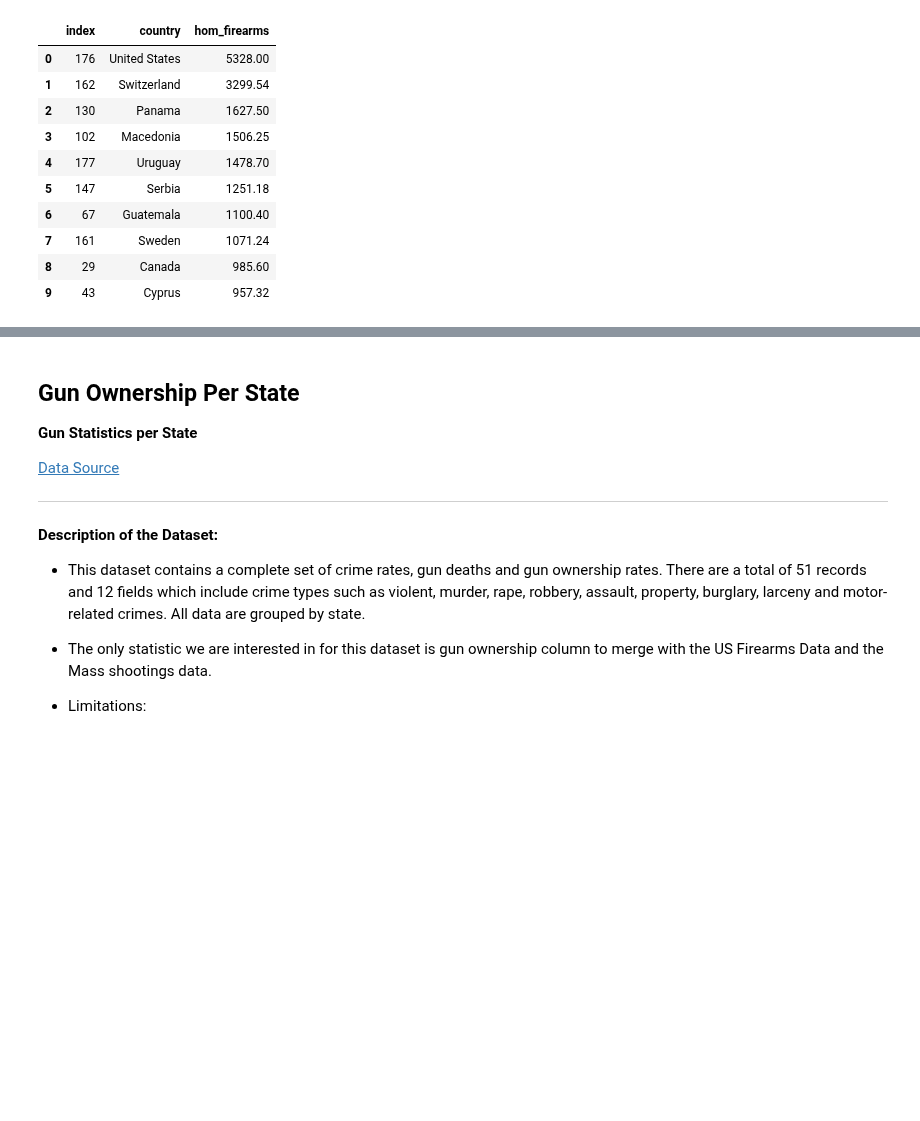
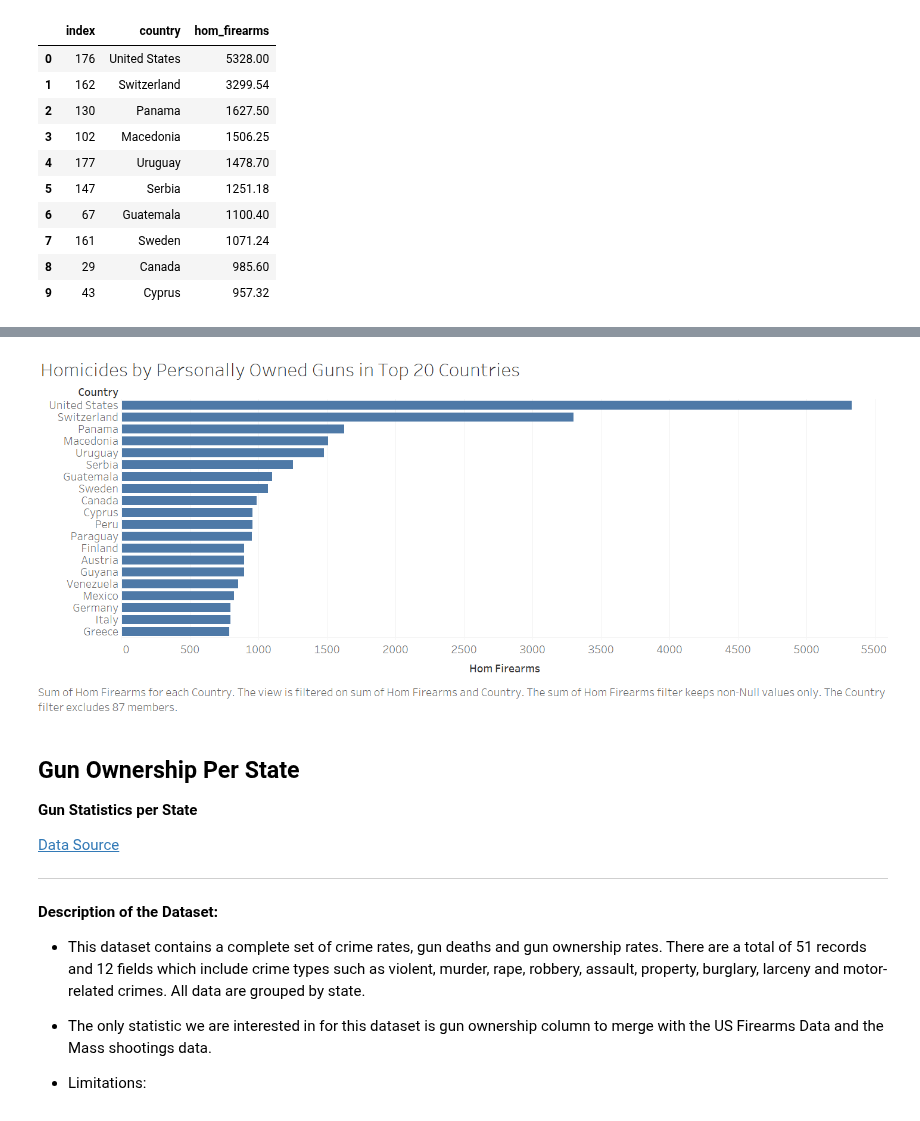
Before and after one commit to mayjai/US-Gun-Exploration-Visualization, a Jupyter notebook: US_Gun_Exploration.ipynb, the cells around one changed output, grey strips where cells are left out. Drawn from its saved outputs; the diff is of its cells as text; code cells hidden in the pictures; blank space fills up the shorter version.

```diff
--- a/US_Gun_Exploration.ipynb
+++ b/US_Gun_Exploration.ipynb
@@ -141,3 +156,7 @@ df_world[['country','hom_firearms']].sort_values(by = 'hom_firearms', ascending
+# %%
+Image("World_firearms1 (3).png", width = 1300)
+# %% [output]
+[figure, added]
 # %% [markdown]
 ## Gun Ownership Per State
 
```
Also changed, not shown: parts of 7 cells of this notebook.
